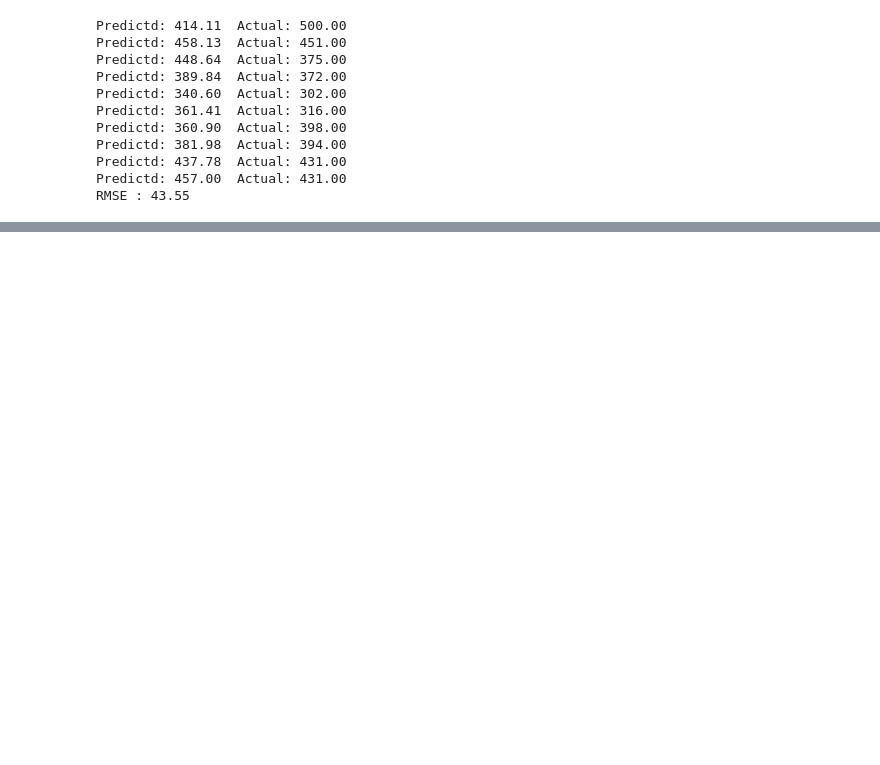
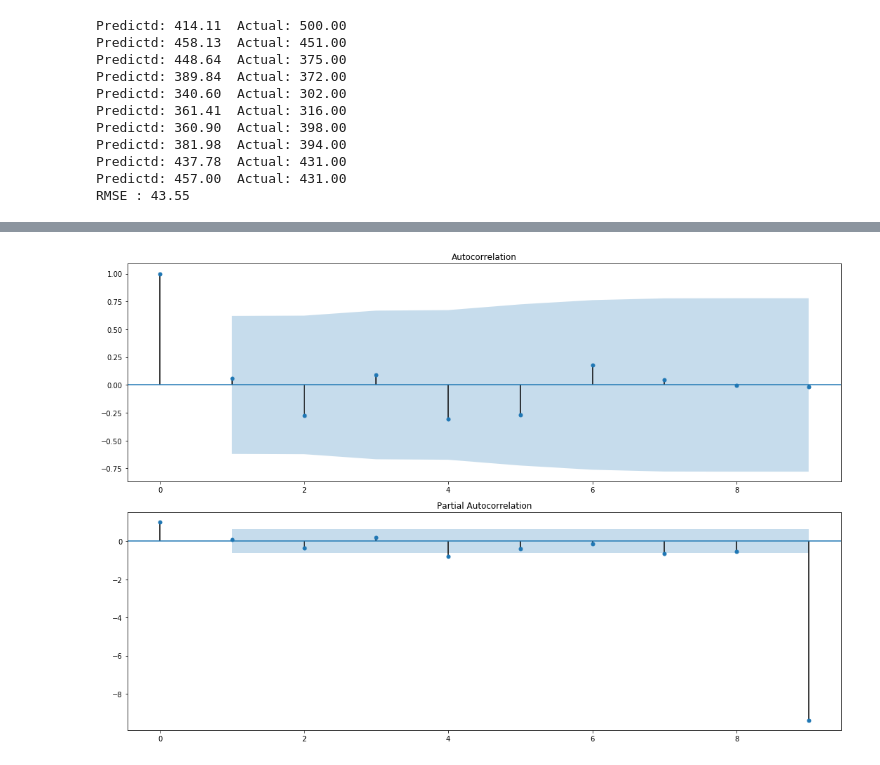
Before and after one commit to emmanuel-boly/ARIMA-Monthly-Armed-Robberies-in-Boston, a Jupyter notebook: Model.ipynb, the cells around one changed output, grey strips where cells are left out. Drawn from its saved outputs; the diff is of its cells as text; code cells hidden in the pictures; blank space fills up the shorter version.

Commit message:
Final analysis ARIMA(10,1,2)

```diff
--- a/Model.ipynb
+++ b/Model.ipynb
@@ -521,0 +524,24 @@ Best RMSE: 40.69 with ARIMA(p:10, d:0, q:5)
+# %%
+history = [i for i in train_data]
+prediction = list()
+
+# walk forward validation model
+for i in range(len(dev_data)):
+
+    # remove noise
+    x_train , lm_val = boxcox(history)
+
+    if lm_val < -5 :
+        x_train , lm_val = history, 1
+
+    # Fit model and get predictions
+    model_fitted = ARIMA(x_train, order=(10,1,2)).fit(disp=0)
+    y_pred = inverse_boxcox(model_fitted.forecast()[0], lm_val)
+    prediction.append(y_pred)
+
+    # Append history
+    history.append(dev_data[i])
+
+    print('Predicted: %.2f Actual: %.2f' % (y_pred, dev_data[i]))
+
+print('RMSE: %.2f' % (math.sqrt(mean_squared_error(dev_data, prediction))))
@@ -521,0 +560,14 @@ Best RMSE: 40.69 with ARIMA(p:10, d:0, q:5)
+# %%
+# compute residuals
+final_arima_rsd = [dev_data[i] - prediction[i] for i in range(len(dev_data))]
+
+# plot residuals
+plt.figure(figsize=(15,10))
+plt.subplot(211)
+plot_acf(final_arima_rsd, ax=plt.gca())
+plt.subplot(212)
+plot_pacf(final_arima_rsd, ax=plt.gca())
+plt.tight_layout()
+plt.show()
+# %% [output]
+[figure, added]
```
Also changed, not shown: parts of 22 cells of this notebook.
